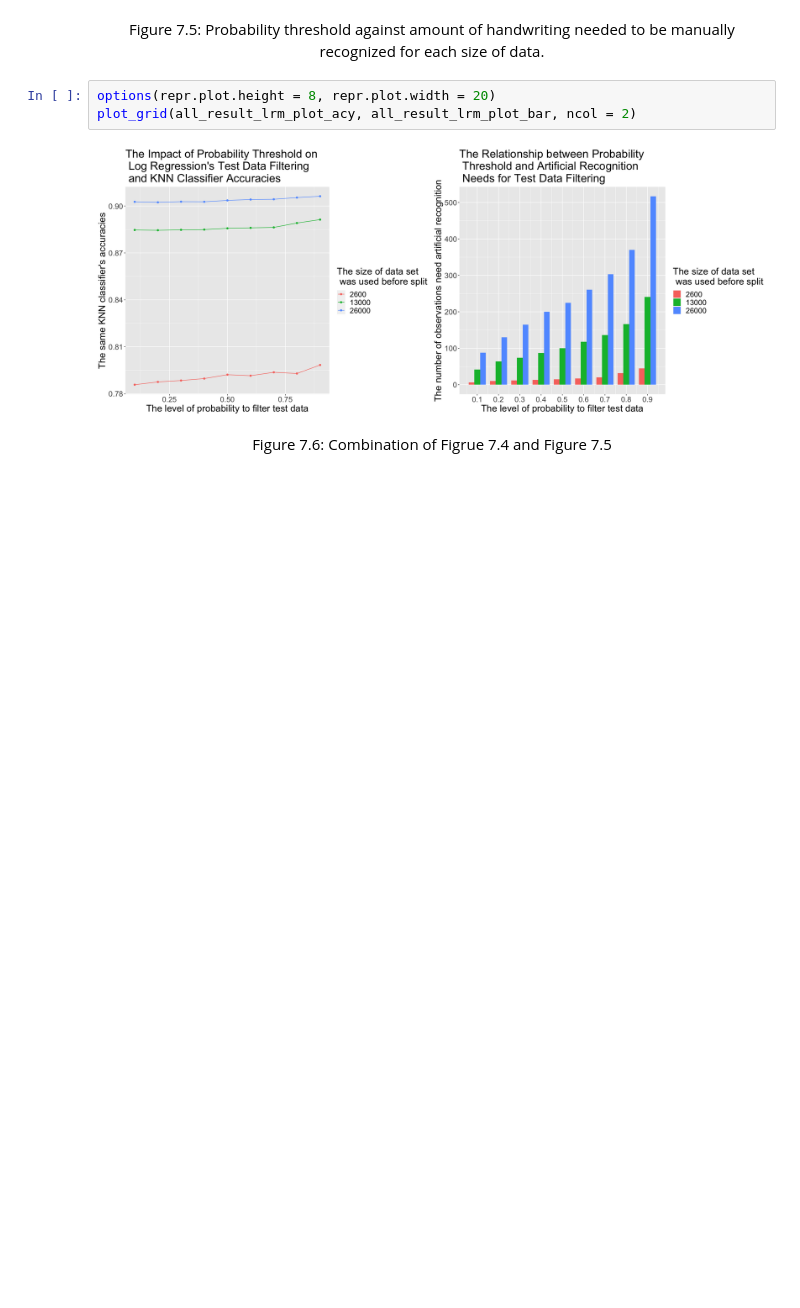
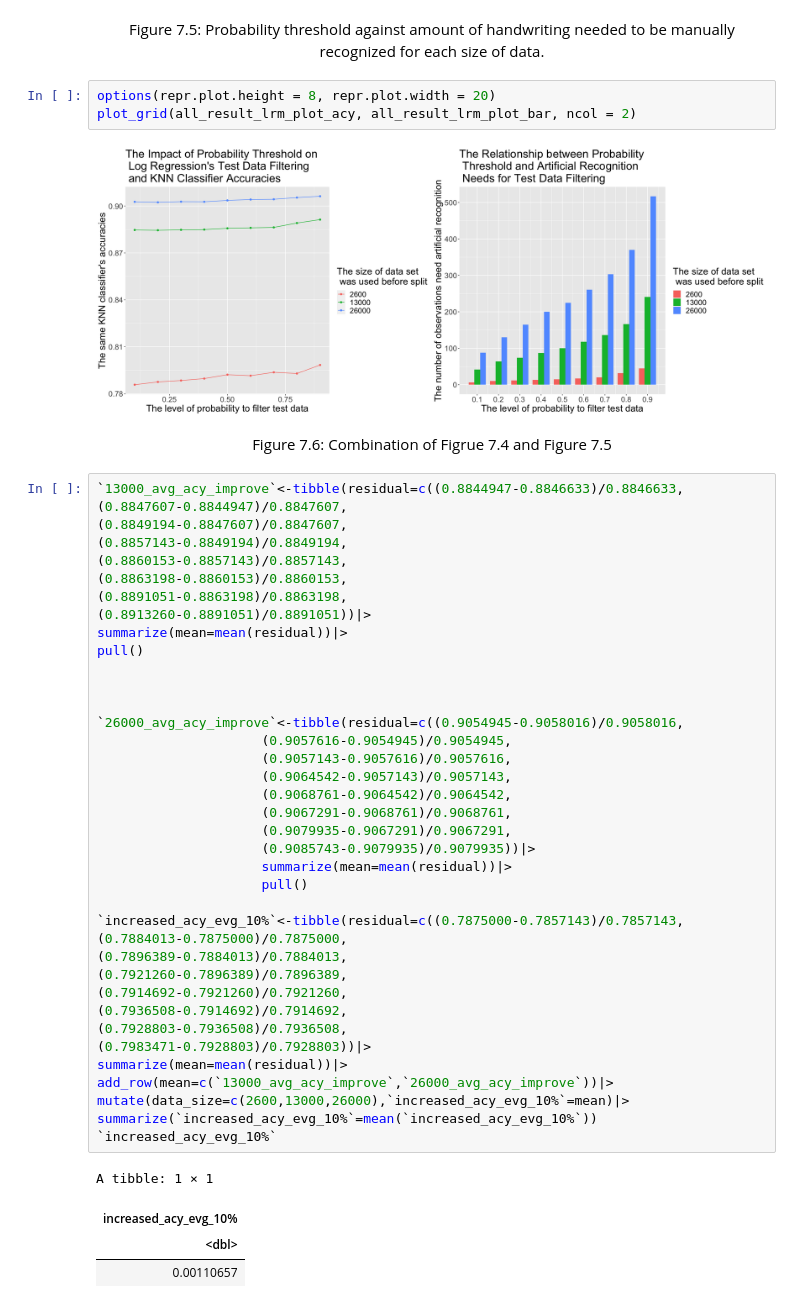
Before and after one commit to AllenCheng5186/DSCI100-Proj-Group50-23s1, a Jupyter notebook: Method_Result.ipynb, the cells around one changed output. Cells and saved outputs as stored; diff of their text form; blank space fills up the shorter version.

```diff
--- a/Method_Result.ipynb
+++ b/Method_Result.ipynb
@@ -918,3 +996,46 @@ plot_grid(all_result_lrm_plot_acy, all_result_lrm_plot_bar, ncol = 2)
 [figure]
 # %% [markdown]
 <div align="center">Figure 7.6: Combination of Figrue 7.4 and Figure 7.5
+# %%
+`13000_avg_acy_improve`<-tibble(residual=c((0.8844947-0.8846633)/0.8846633,
+(0.8847607-0.8844947)/0.8847607,
+(0.8849194-0.8847607)/0.8847607,
+(0.8857143-0.8849194)/0.8849194,
+(0.8860153-0.8857143)/0.8857143,
+(0.8863198-0.8860153)/0.8860153,
+(0.8891051-0.8863198)/0.8863198,
+(0.8913260-0.8891051)/0.8891051))|>
+summarize(mean=mean(residual))|>
+pull()
+
+
+
+`26000_avg_acy_improve`<-tibble(residual=c((0.9054945-0.9058016)/0.9058016,
+                     (0.9057616-0.9054945)/0.9054945,
+                     (0.9057143-0.9057616)/0.9057616,
+                     (0.9064542-0.9057143)/0.9057143,
+                     (0.9068761-0.9064542)/0.9064542,
+                     (0.9067291-0.9068761)/0.9068761,
+                     (0.9079935-0.9067291)/0.9067291,
+                     (0.9085743-0.9079935)/0.9079935))|>
+                     summarize(mean=mean(residual))|>
+                     pull()
+
+`increased_acy_evg_10%`<-tibble(residual=c((0.7875000-0.7857143)/0.7857143,
+(0.7884013-0.7875000)/0.7875000,
+(0.7896389-0.7884013)/0.7884013,
+(0.7921260-0.7896389)/0.7896389,
+(0.7914692-0.7921260)/0.7921260,
+(0.7936508-0.7914692)/0.7914692,
+(0.7928803-0.7936508)/0.7936508,
+(0.7983471-0.7928803)/0.7928803))|>
+summarize(mean=mean(residual))|>
+add_row(mean=c(`13000_avg_acy_improve`,`26000_avg_acy_improve`))|>
+mutate(data_size=c(2600,13000,26000),`increased_acy_evg_10%`=mean)|>
+summarize(`increased_acy_evg_10%`=mean(`increased_acy_evg_10%`))
+`increased_acy_evg_10%`
+# %% [output]
+A tibble: 1 × 1
+| increased_acy_evg_10% |
+| <dbl> |
+| 0.00110657 |
```
Also changed, not shown: parts of 30 cells of this notebook.
